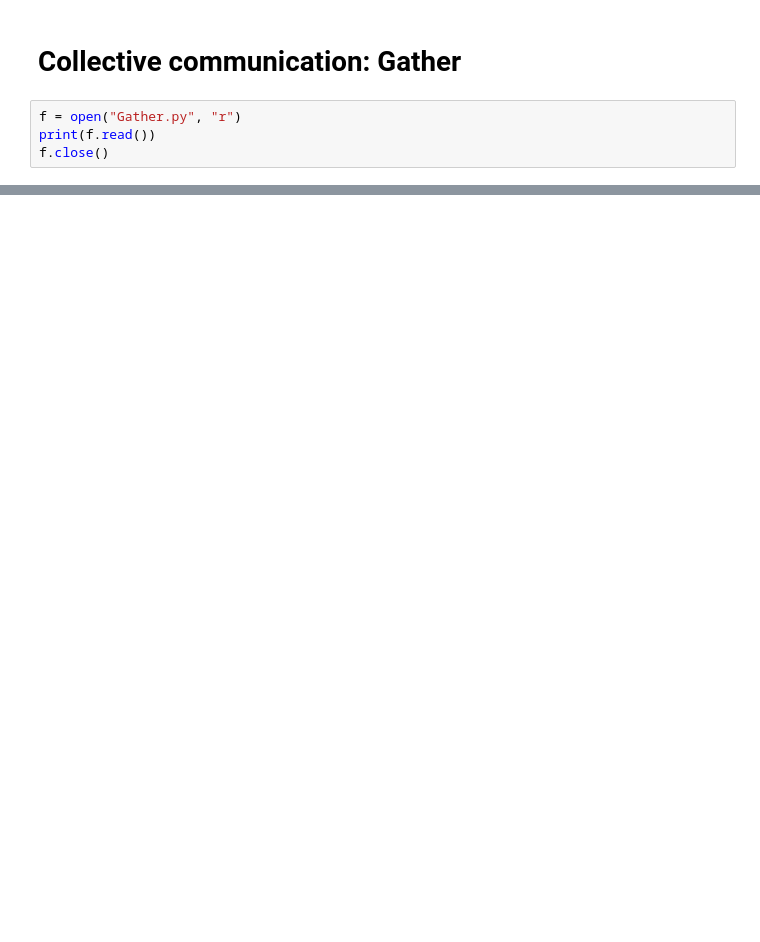
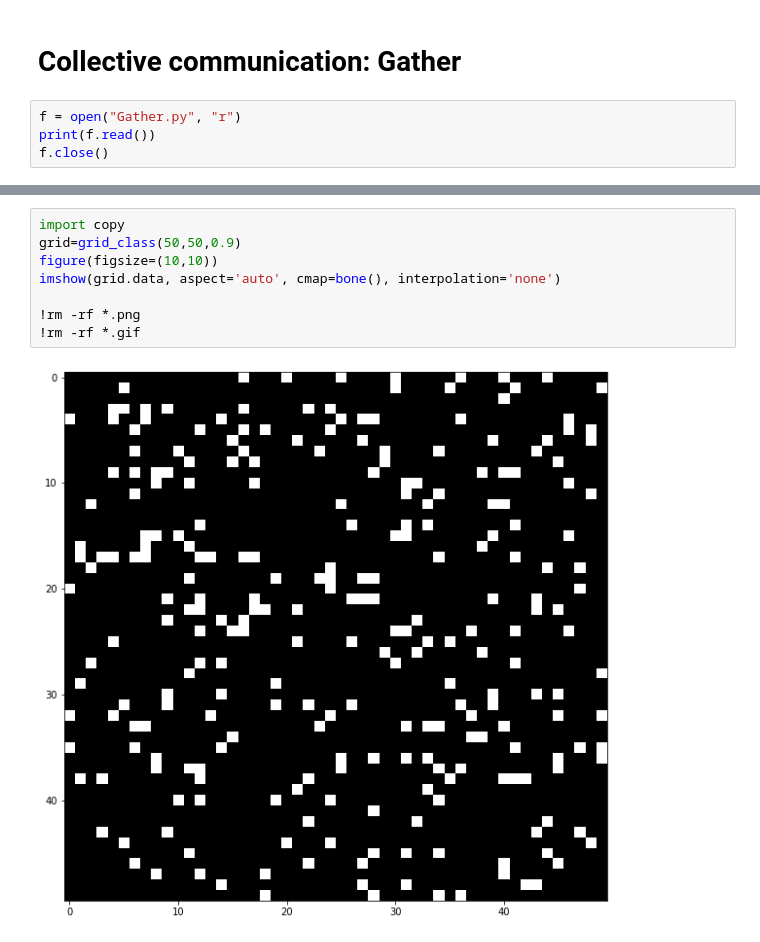
Before and after one commit to sumvorax/HPC_Python_Lab_Code, a Jupyter notebook: Examples_and_Tasks_Lecture_5.ipynb, the cells around one changed output, grey strips where cells are left out. Saved outputs shown, nothing was run; the diff lists cells and outputs as text; blank space fills up the shorter version.

```diff
--- a/Examples_and_Tasks_Lecture_5.ipynb
+++ b/Examples_and_Tasks_Lecture_5.ipynb
@@ -112,0 +240,10 @@ print(a)
+# %%
+import copy
+grid=grid_class(50,50,0.9)
+figure(figsize=(10,10))
+imshow(grid.data, aspect='auto', cmap=bone(), interpolation='none')
+
+!rm -rf *.png
+!rm -rf *.gif
+# %% [output]
+[figure, added]
```
Also changed, not shown: parts of 19 cells of this notebook, 2 other files.
